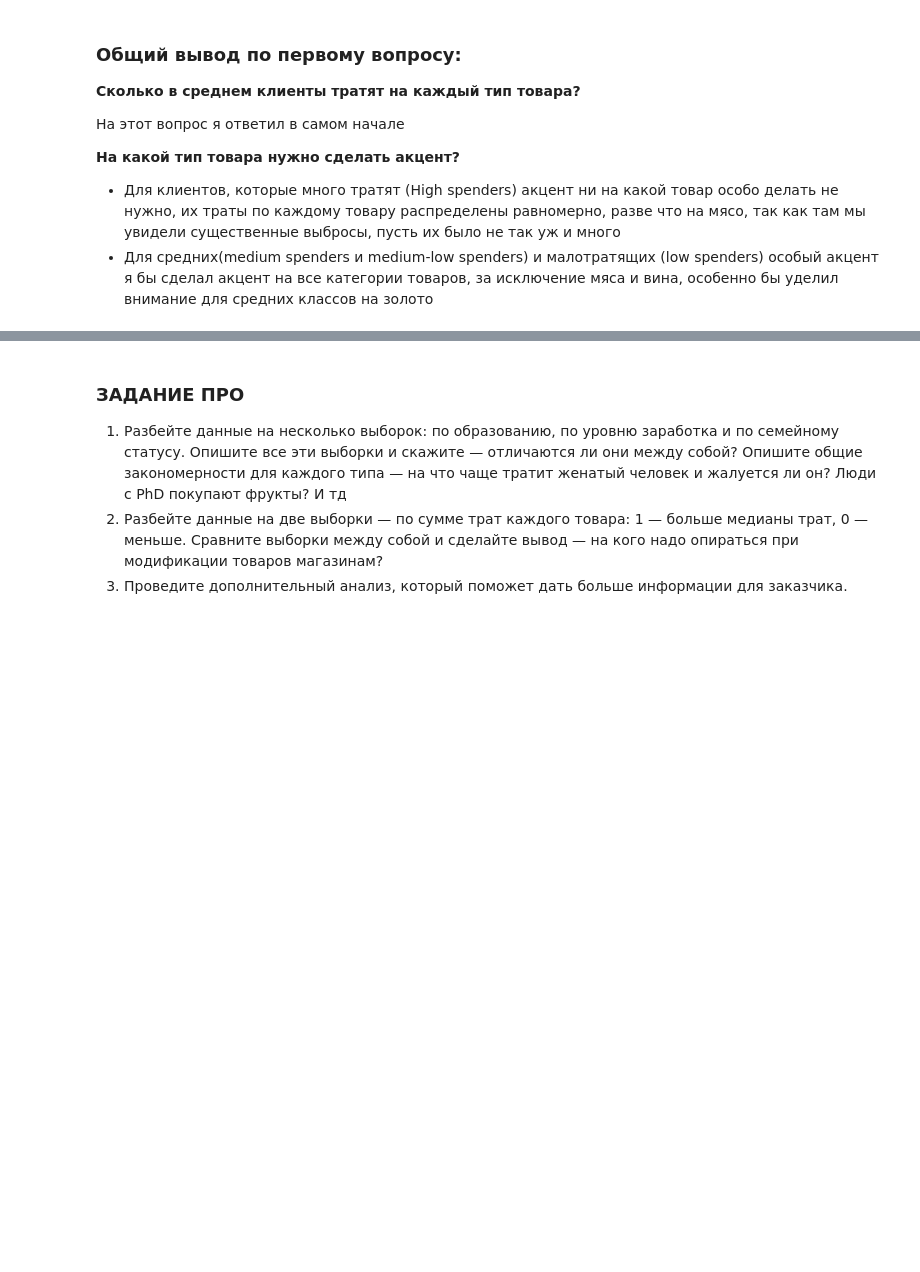
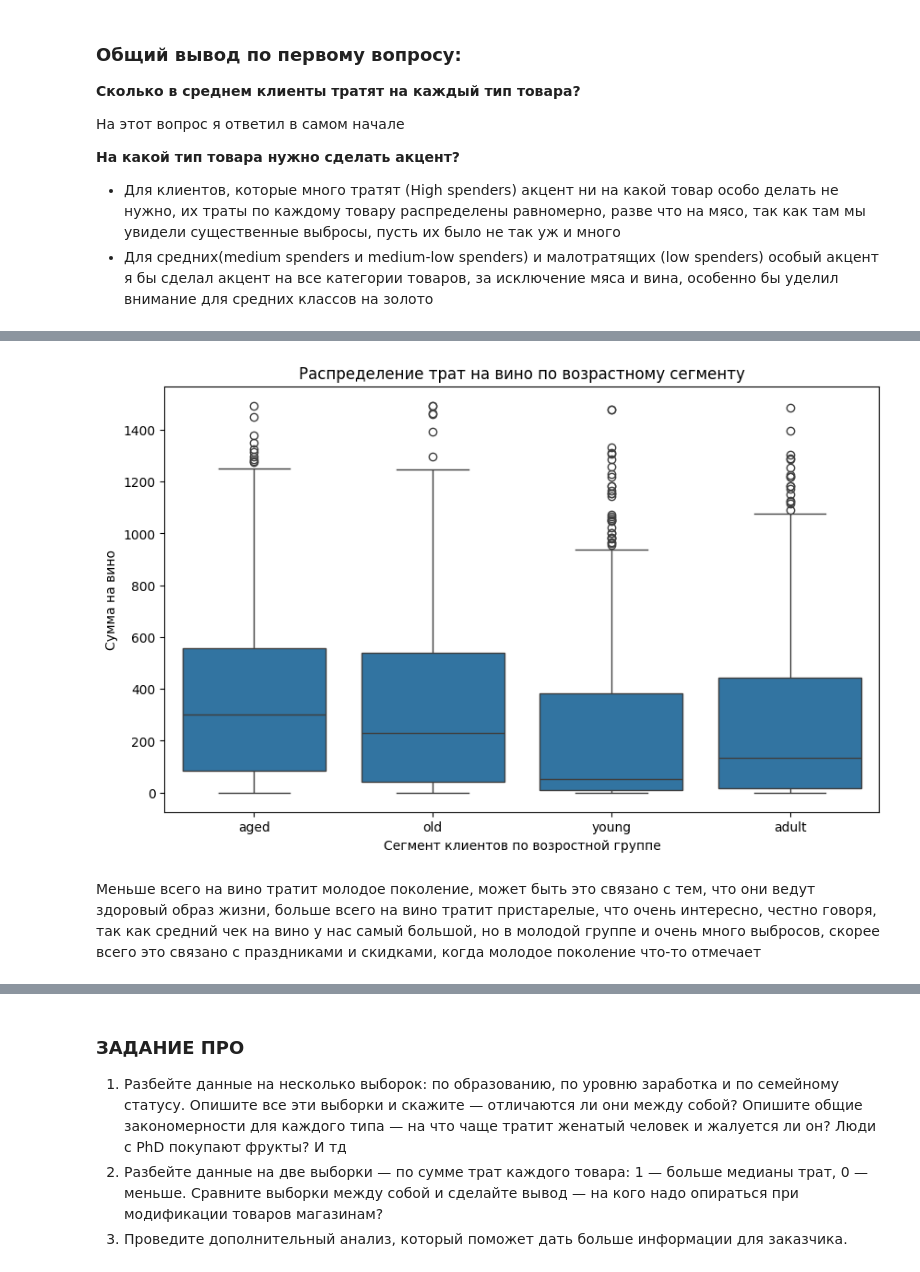
Before and after one commit to AlexeyOrehov/homework, a Jupyter notebook: home_work_1.9/1.9 1_RAZDEL_PRO_forstud.ipynb, the cells around one changed output, grey strips where cells are left out. Drawn from its saved outputs; the diff is of its cells as text; code cells hidden in the pictures; blank space fills up the shorter version.

```diff
--- a/home_work_1.9/1.9 1_RAZDEL_PRO_forstud.ipynb
+++ b/home_work_1.9/1.9 1_RAZDEL_PRO_forstud.ipynb
@@ -610,0 +670,14 @@ __На какой тип товара нужно сделать акцент?__
+# %%
+def segment_by_age(age):
+    if age <= 48:
+        return 'young'
+    elif age <= 55:
+        return 'adult'
+    elif age <= 66:
+        return 'old'
+    else:
+        return 'aged'
+
+df_modify['segment_age'] = df_modify['age'].apply(segment_by_age)
+
+df_modify['segment_age'].value_counts()
@@ -610,0 +706,11 @@ __На какой тип товара нужно сделать акцент?__
+# %%
+plt.figure(figsize=(10, 6))
+sns.boxplot(data=df_modify, x='segment_age', y='mntwines')
+plt.title('Распределение трат на вино по возрастному сегменту')
+plt.xlabel('Сегмент клиентов по возростной группе')
+plt.ylabel('Сумма на вино')
+plt.show()
+# %% [output]
+[figure, added]
+# %% [markdown]
+Меньше всего на вино тратит молодое поколение, может быть это связано с тем, что они ведут здоровый образ жизни, больше всего на вино тратит пристарелые, что очень интересно, честно говоря, так как средний чек на вино у нас самый большой, но в молодой группе и очень много выбросов, скорее всего это связано с праздниками и скидками, когда молодое поколение что-то отмечает
```
Also changed, not shown: parts of 43 cells of this notebook.
